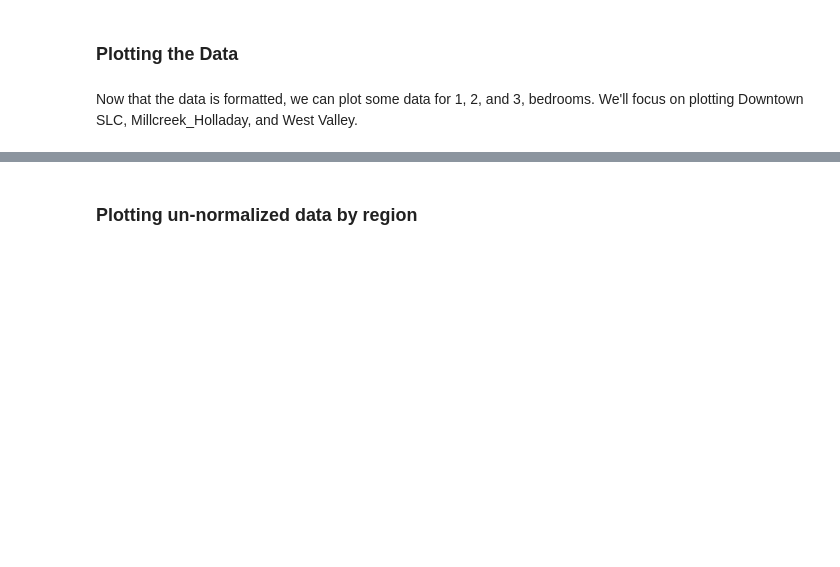
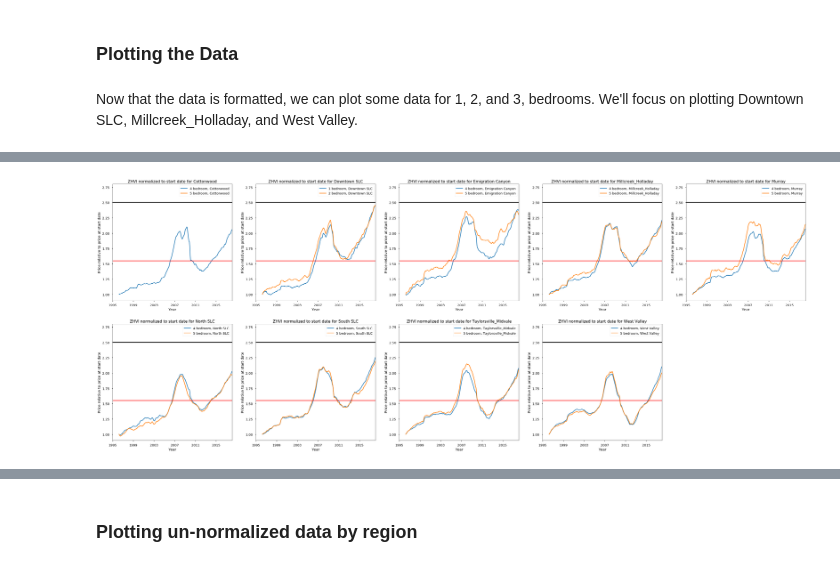
Before and after one commit to katherinechandler/Zillow_Analysis_Salt_Lake_City, a Jupyter notebook: zillow_analysis_notebooks/Zillow_SLC_Historical_Data.ipynb, the cells around one changed output, grey strips where cells are left out. Cells and saved outputs as stored; diff of their text form; code cells hidden in the pictures; blank space fills up the shorter version.

```diff
--- a/zillow_analysis_notebooks/Zillow_SLC_Historical_Data.ipynb
+++ b/zillow_analysis_notebooks/Zillow_SLC_Historical_Data.ipynb
@@ -675,0 +297,41 @@ plt.show()
+# %%
+# filtered neighborhood-bed permulations to only compare suburban large homes to urban small homes
+
+neighborhood_bed_perms_filtered = {'Cottonwood': [4, 5],
+ 'Downtown SLC': [1, 2],
+ 'Emigration Canyon': [4, 5],
+ 'Millcreek_Holladay': [4, 5],
+ 'Murray': [4, 5],
+ 'North SLC': [4, 5],
+ 'South SLC': [4, 5],
+ 'Taylorsville_Midvale': [4, 5],
+ 'West Valley': [4, 5]}
+
+
+#replotted with only small urban homes and large suburban homes
+sns.set_context("talk")
+fig = plt.figure(figsize=[50, 50])
+
+sub_plot_num = 1
+
+for nb,bds in neighborhood_bed_perms_filtered.items():
+    neib = nb
+    neib_all_beds = listings_historical_neibs_collapsed[(listings_historical_neibs_collapsed['neighborhood'] ==
+                                                             nb)].dropna(axis=0, how='any')
+    fig.add_subplot(5, 5, sub_plot_num)
+    for num in bds:
+        beds = num
+        neib_num_beds = neib_all_beds[neib_all_beds['beds']==num]
+        plt.plot(neib_num_beds['year_month'], neib_num_beds['price_normalized'], label='{} bedroom, {}'.format(num, nb))
+        plt.title('ZHVI normalized to start date for {}'.format(nb))
+        plt.ylabel('Price relative to price at start date')
+        plt.xlabel('Year')
+        plt.ylim((.9, 2.8))
+        plt.xlim(datetime.date(1995, 1, 1), datetime.date(2018, 2, 1))
+        plt.axhline(y=2.5, color='black', linestyle='-')
+        plt.axhline(y=1.55, color='r', linestyle='-')
+
+        plt.legend()
+    sub_plot_num +=1
+# %% [output]
+[figure, added]
```
Also changed, not shown: parts of 28 cells of this notebook, 2 other files.
